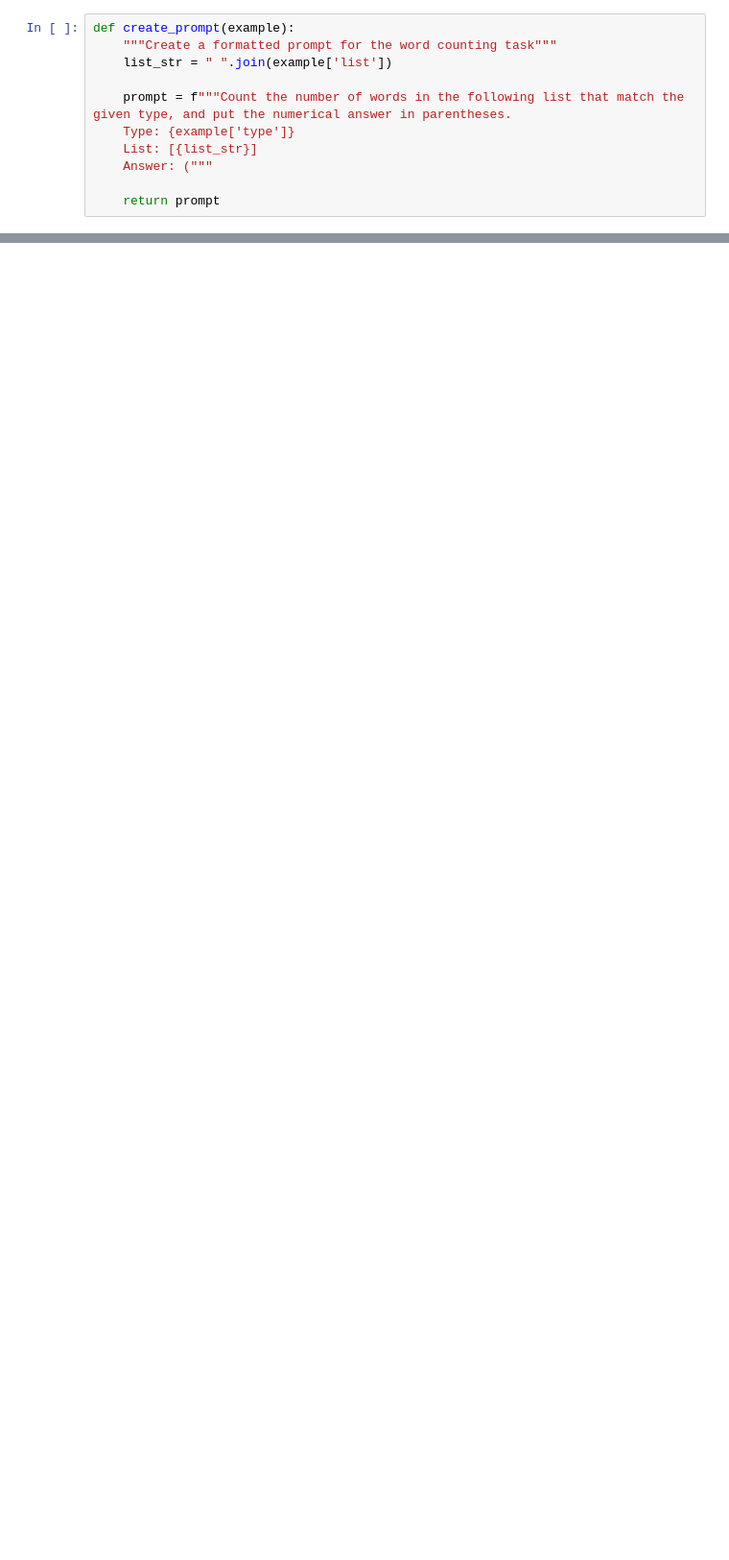
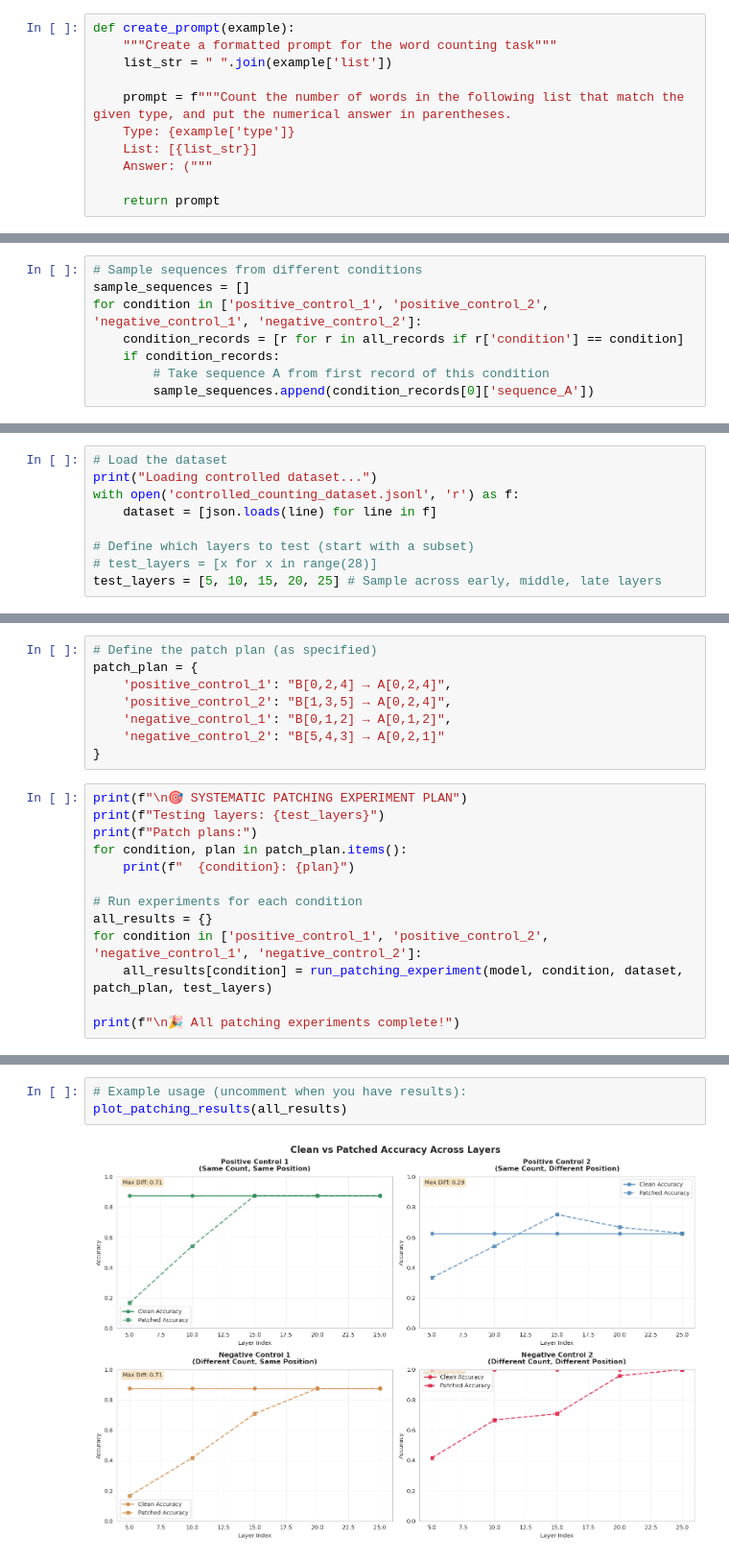
Before and after one commit to AishwaryaHB/counting-task-llm-benchmark, a Jupyter notebook: patching-analyses-running-count.ipynb, the cells around one changed output, grey strips where cells are left out. Shown: that part at 96% size. Saved outputs shown, nothing was run; the diff lists cells and outputs as text; blank space fills up the shorter version.

Commit message:
Patch analyses v1

```diff
--- a/patching-analyses-running-count.ipynb
+++ b/patching-analyses-running-count.ipynb
@@ -1191,0 +813,8 @@ print("="*60)
+# %%
+# Sample sequences from different conditions
+sample_sequences = []
+for condition in ['positive_control_1', 'positive_control_2', 'negative_control_1', 'negative_control_2']:
+    condition_records = [r for r in all_records if r['condition'] == condition]
+    if condition_records:
+        # Take sequence A from first record of this condition
+        sample_sequences.append(condition_records[0]['sequence_A'])
@@ -1191,0 +1218,9 @@ print("="*60)
+# %%
+# Load the dataset
+print("Loading controlled dataset...")
+with open('controlled_counting_dataset.jsonl', 'r') as f:
+    dataset = [json.loads(line) for line in f]
+
+# Define which layers to test (start with a subset)
+# test_layers = [x for x in range(28)]
+test_layers = [5, 10, 15, 20, 25] # Sample across early, middle, late layers
@@ -1191,0 +1229,21 @@ print("="*60)
+# %%
+# Define the patch plan (as specified)
+patch_plan = {
+    'positive_control_1': "B[0,2,4] → A[0,2,4]",
+    'positive_control_2': "B[1,3,5] → A[0,2,4]",
+    'negative_control_1': "B[0,1,2] → A[0,1,2]",
+    'negative_control_2': "B[5,4,3] → A[0,2,1]"
+}
+# %%
+print(f"\n🎯 SYSTEMATIC PATCHING EXPERIMENT PLAN")
+print(f"Testing layers: {test_layers}")
+print(f"Patch plans:")
+for condition, plan in patch_plan.items():
+    print(f"  {condition}: {plan}")
+
+# Run experiments for each condition
+all_results = {}
+for condition in ['positive_control_1', 'positive_control_2', 'negative_control_1', 'negative_control_2']:
+    all_results[condition] = run_patching_experiment(model, condition, dataset, patch_plan, test_layers)
+
+print(f"\n🎉 All patching experiments complete!")
@@ -1191,0 +1527,5 @@ print("="*60)
+# %%
+# Example usage (uncomment when you have results):
+plot_patching_results(all_results)
+# %% [output]
+[figure, added]
```
Also changed, not shown: parts of 102 cells of this notebook.
